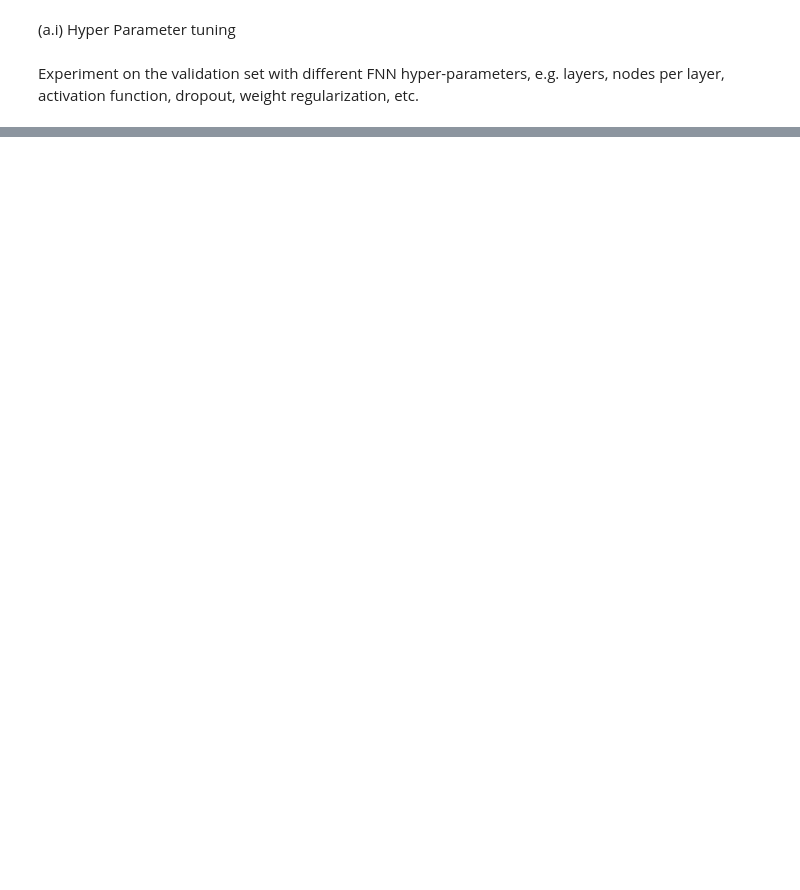
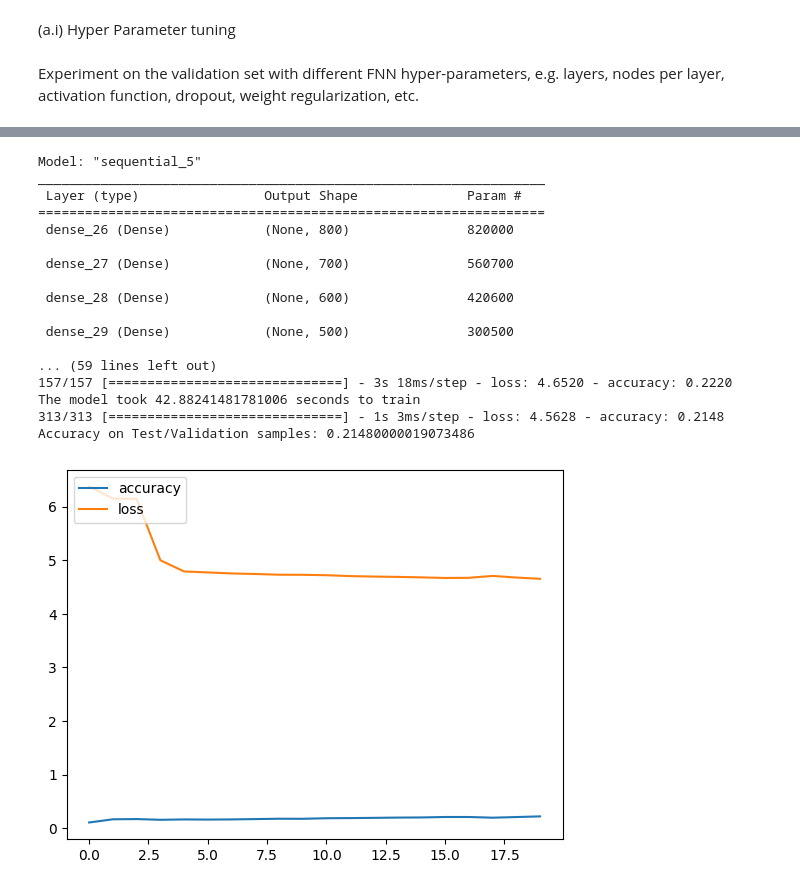
Before and after one commit to kevinkemps/hw3_image_classification, a Jupyter notebook: hw_3.ipynb, the cells around one changed output, grey strips where cells are left out. Cells and saved outputs as stored; diff of their text form; code cells hidden in the pictures; blank space fills up the shorter version.

```diff
--- a/hw_3.ipynb
+++ b/hw_3.ipynb
@@ -237,0 +246,23 @@ Accuracy on Test/Validation samples: 0.093299999833107
+# %%
+model = build_model(nodes=[800, 700, 600, 500, 400, 300, 250, 125, 50, 25, 10], optimizer='adam', lr=.001)
+train_model(model=model, train_X=flatten_train_images, train_labels=train_labels, epochs=20)
+test_model(model=model, test_X=flatten_val_images, test_labels=val_labels)
+# %% [output]
+Model: "sequential_5"
+_________________________________________________________________
+ Layer (type)                Output Shape              Param #
+=================================================================
+ dense_26 (Dense)            (None, 800)               820000
+
+ dense_27 (Dense)            (None, 700)               560700
+
+ dense_28 (Dense)            (None, 600)               420600
+
+ dense_29 (Dense)            (None, 500)               300500
+
+... (59 lines left out)
+157/157 [==============================] - 3s 18ms/step - loss: 4.6520 - accuracy: 0.2220
+The model took 42.88241481781006 seconds to train
+313/313 [==============================] - 1s 3ms/step - loss: 4.5628 - accuracy: 0.2148
+Accuracy on Test/Validation samples: 0.21480000019073486
+[figure, added]
```
Also changed, not shown: parts of 58 cells of this notebook.
